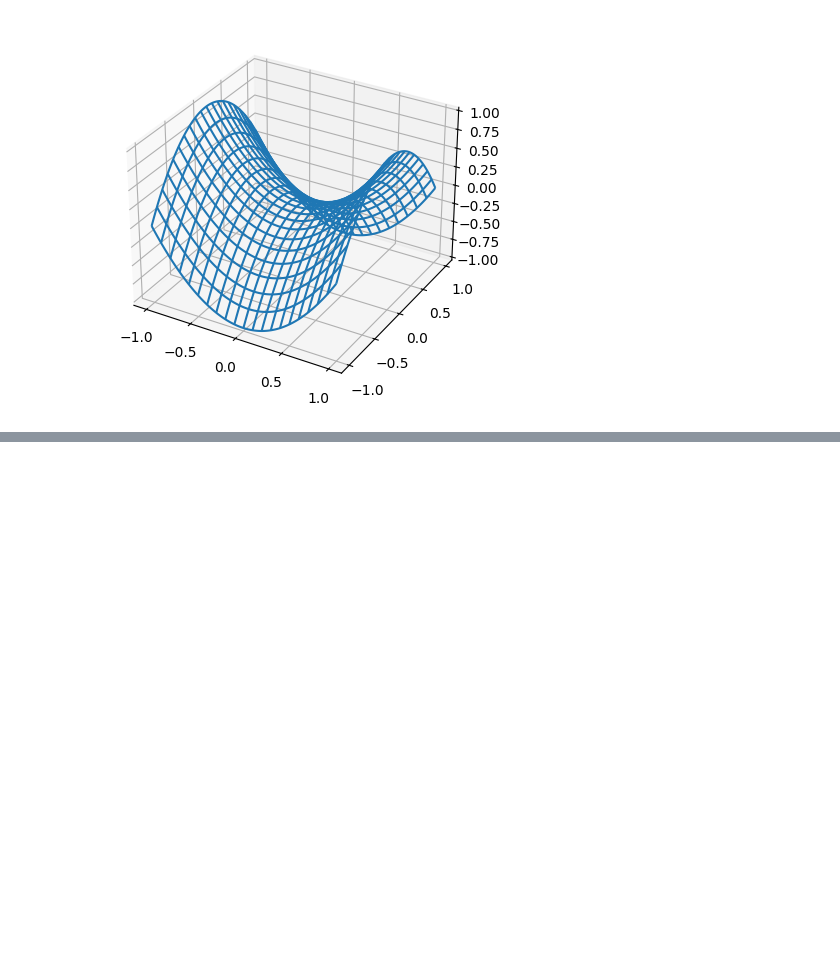
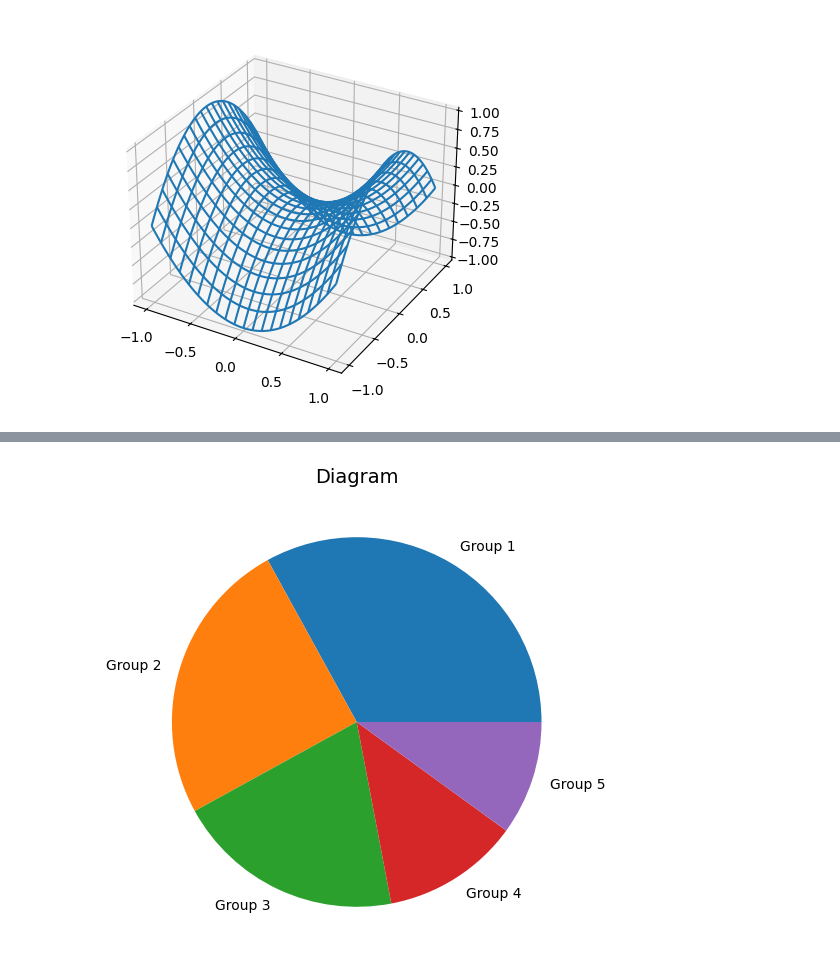
Before and after one commit to akirauruma/pycoursemipt, a Jupyter notebook: miptcourse.ipynb, the cells around one changed output, grey strips where cells are left out. Saved outputs shown, nothing was run; the diff lists cells and outputs as text; code cells hidden in the pictures; blank space fills up the shorter version.

```diff
--- a/miptcourse.ipynb
+++ b/miptcourse.ipynb
@@ -102,0 +132,9 @@ plt.show()
+# %%
+data = [33, 25, 20, 12, 10]
+plt.figure(num = 1, figsize = (6,6))
+plt.axes(aspect = 1)
+plt.title('Diagram', size = 14)
+plt.pie(data, labels=('Group 1', 'Group 2', 'Group 3', 'Group 4', 'Group 5'))
+plt.show()
+# %% [output]
+[figure, added]
```
Also changed, not shown: parts of 7 cells of this notebook.
